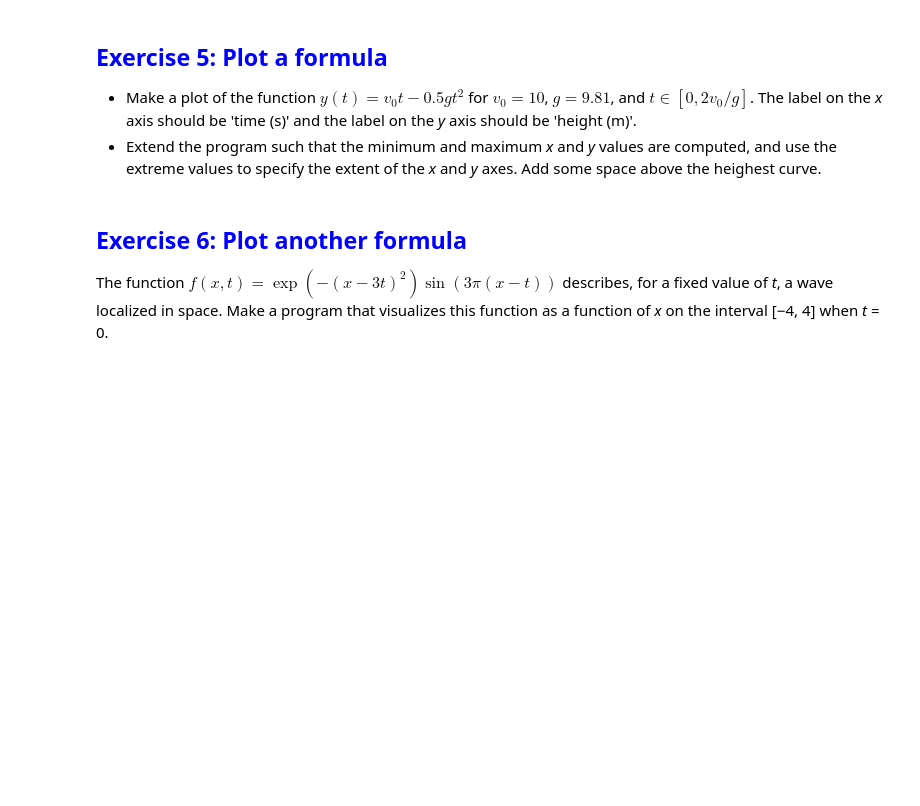
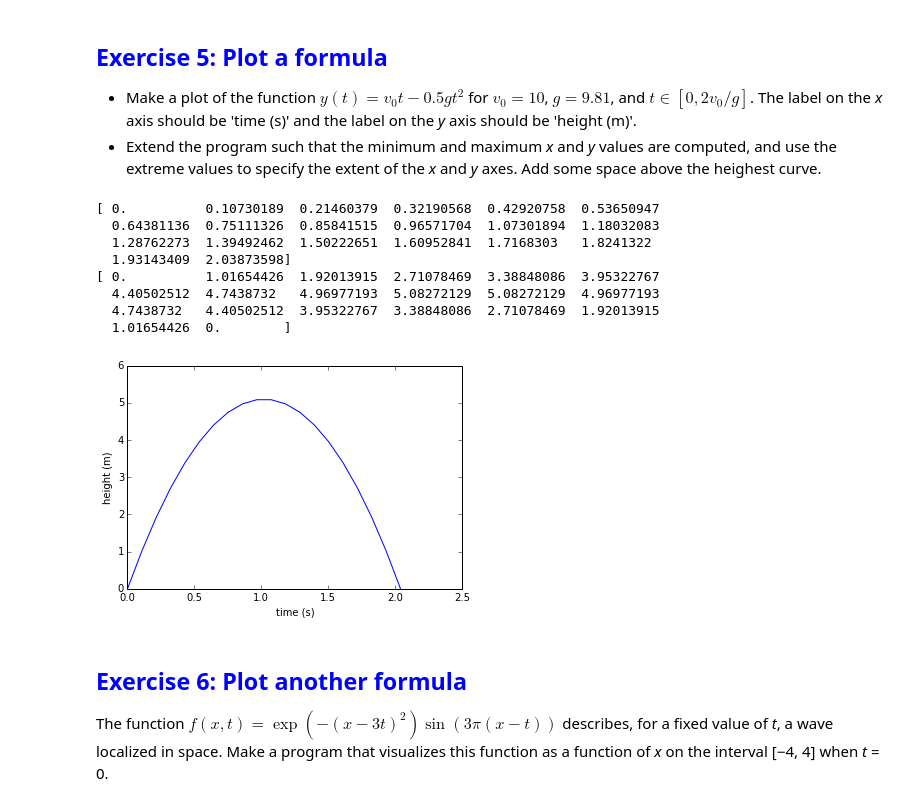
Before and after one commit to MGarrod1/Introduction-to-Python-programming-for-MPECDT, a Jupyter notebook: notebook/Python-4.ipynb, the cells around one changed output. Saved outputs shown, nothing was run; the diff lists cells and outputs as text; code cells hidden in the pictures; blank space fills up the shorter version.

```diff
--- a/notebook/Python-4.ipynb
+++ b/notebook/Python-4.ipynb
@@ -305,6 +288,37 @@ show()
 ## <span style="color:blue">Exercise 5: Plot a formula</span>
 * Make a plot of the function $y(t) = v_0t − 0.5gt^2$ for $v_0 = 10$, $g = 9.81$, and $t \in [0, 2v_0/g]$. The label on the *x* axis should be 'time (s)' and the label on the *y* axis should be 'height (m)'.
 * Extend the program such that the minimum and maximum *x* and *y* values are computed, and use the extreme values to specify the extent of the *x* and *y* axes. Add some space above the heighest curve.
+# %%
+
+from numpy import *
+
+def y(v0,t,g) :
+   return v0*t - 0.5*g*(t**2)
+
+v0 = 10
+g=9.81
+
+t = linspace(0, (2*v0)/g, 20)
+#Y = array( [y(v0,i,g) for i in t])
+Y = y(v0,t,g)
+
+print t
+print Y
+xlabel('time (s)')
+ylabel('height (m)')
+
+plot(t,Y)
+show()
+# %% [output]
+[ 0.          0.10730189  0.21460379  0.32190568  0.42920758  0.53650947
+  0.64381136  0.75111326  0.85841515  0.96571704  1.07301894  1.18032083
+  1.28762273  1.39492462  1.50222651  1.60952841  1.7168303   1.8241322
+  1.93143409  2.03873598]
+[ 0.          1.01654426  1.92013915  2.71078469  3.38848086  3.95322767
+  4.40502512  4.7438732   4.96977193  5.08272129  5.08272129  4.96977193
+  4.7438732   4.40502512  3.95322767  3.38848086  2.71078469  1.92013915
+  1.01654426  0.        ]
+[figure, added]
 # %% [markdown]
 ## <span style="color:blue">Exercise 6: Plot another formula</span>
 The function</br></br>
```
Also changed, not shown: parts of 28 cells of this notebook.
